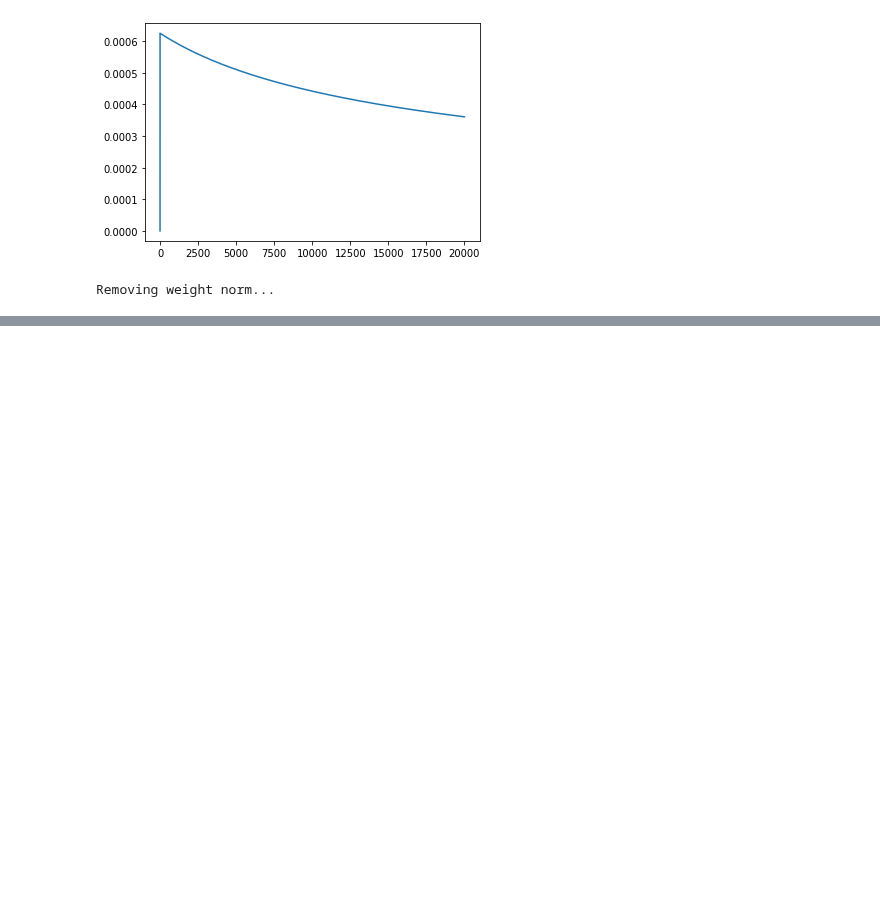
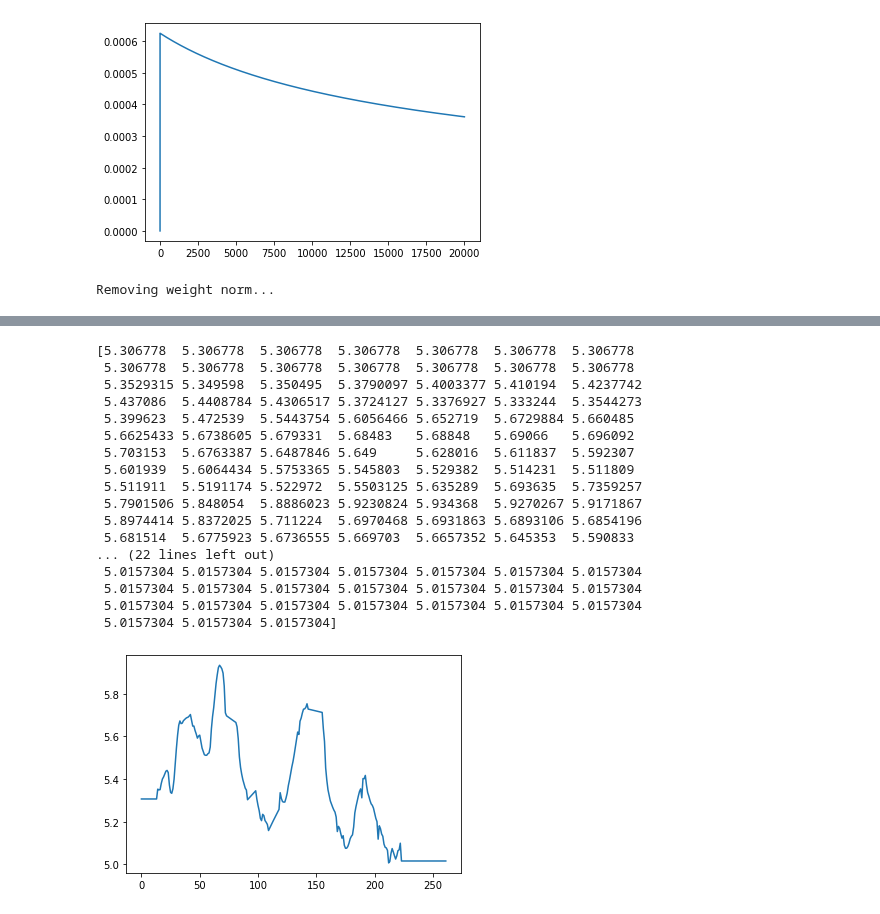
Before and after one commit to YutoNishimura-v2/vc_tts_template, a Jupyter notebook: tmp.ipynb, the cells around one changed output, grey strips where cells are left out. Saved outputs shown, nothing was run; the diff lists cells and outputs as text; code cells hidden in the pictures; blank space fills up the shorter version.

Commit message:
add fastspeech2VC

```diff
--- a/tmp.ipynb
+++ b/tmp.ipynb
@@ -185,0 +242,28 @@ for epoch in epochs:
+# %%
+import numpy as np
+import matplotlib.pyplot as plt
+
+pitch = "recipes/fastspeech2VC/dump/jsut_jsss_1_sr22050/org/train/in_fastspeech2VC/pitch/jsut_jsss_BASIC5000_0001-feats.npy"
+pitch = np.load(pitch)
+print(pitch)
+plt.plot(pitch)
+plt.show()
+# %% [output]
+[5.306778  5.306778  5.306778  5.306778  5.306778  5.306778  5.306778
+ 5.306778  5.306778  5.306778  5.306778  5.306778  5.306778  5.306778
+ 5.3529315 5.349598  5.350495  5.3790097 5.4003377 5.410194  5.4237742
+ 5.437086  5.4408784 5.4306517 5.3724127 5.3376927 5.333244  5.3544273
+ 5.399623  5.472539  5.5443754 5.6056466 5.652719  5.6729884 5.660485
+ 5.6625433 5.6738605 5.679331  5.68483   5.68848   5.69066   5.696092
+ 5.703153  5.6763387 5.6487846 5.649     5.628016  5.611837  5.592307
+ 5.601939  5.6064434 5.5753365 5.545803  5.529382  5.514231  5.511809
+ 5.511911  5.5191174 5.522972  5.5503125 5.635289  5.693635  5.7359257
+ 5.7901506 5.848054  5.8886023 5.9230824 5.934368  5.9270267 5.9171867
+ 5.8974414 5.8372025 5.711224  5.6970468 5.6931863 5.6893106 5.6854196
+ 5.681514  5.6775923 5.6736555 5.669703  5.6657352 5.645353  5.590833
+... (22 lines left out)
+ 5.0157304 5.0157304 5.0157304 5.0157304 5.0157304 5.0157304 5.0157304
+ 5.0157304 5.0157304 5.0157304 5.0157304 5.0157304 5.0157304 5.0157304
+ 5.0157304 5.0157304 5.0157304 5.0157304 5.0157304 5.0157304 5.0157304
+ 5.0157304 5.0157304 5.0157304]
+[figure, added]
```
Also changed, not shown: parts of 5 cells of this notebook, 42 other files.
